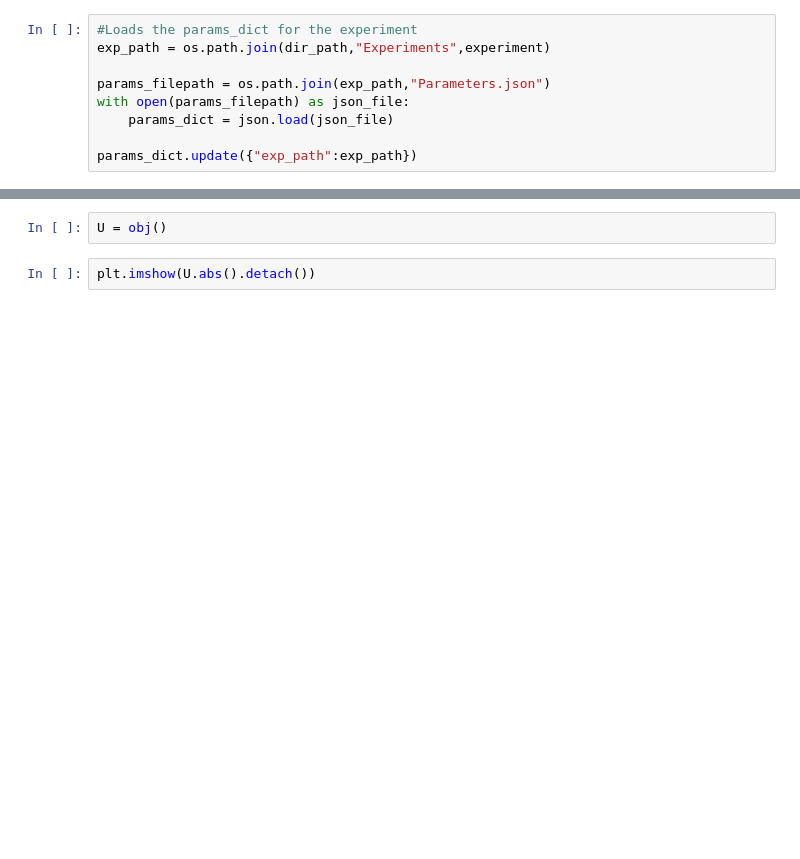
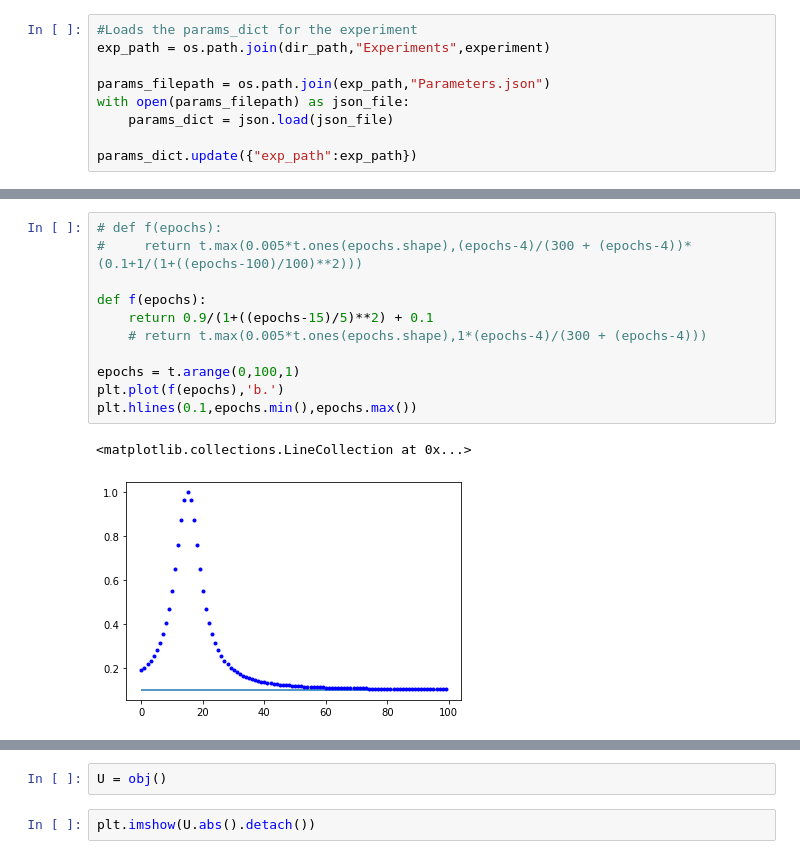
Before and after one commit to Vinther901/Quantum-Optimal-Control, a Jupyter notebook: 1DToyExample/RunExperiments.ipynb, the cells around one changed output, grey strips where cells are left out. Cells and saved outputs as stored; diff of their text form; blank space fills up the shorter version.

```diff
--- a/1DToyExample/RunExperiments.ipynb
+++ b/1DToyExample/RunExperiments.ipynb
@@ -70 +70,15 @@ Loaded UE0s
+# %%
+# def f(epochs):
+#     return t.max(0.005*t.ones(epochs.shape),(epochs-4)/(300 + (epochs-4))*(0.1+1/(1+((epochs-100)/100)**2)))
+
+def f(epochs):
+    return 0.9/(1+((epochs-15)/5)**2) + 0.1
+    # return t.max(0.005*t.ones(epochs.shape),1*(epochs-4)/(300 + (epochs-4)))
+
+epochs = t.arange(0,100,1)
+plt.plot(f(epochs),'b.')
+plt.hlines(0.1,epochs.min(),epochs.max())
+# %% [output]
+<matplotlib.collections.LineCollection at 0x...>
+[figure, added]
 # %%
```
Also changed, not shown: parts of 13 cells of this notebook, 8 other files.
